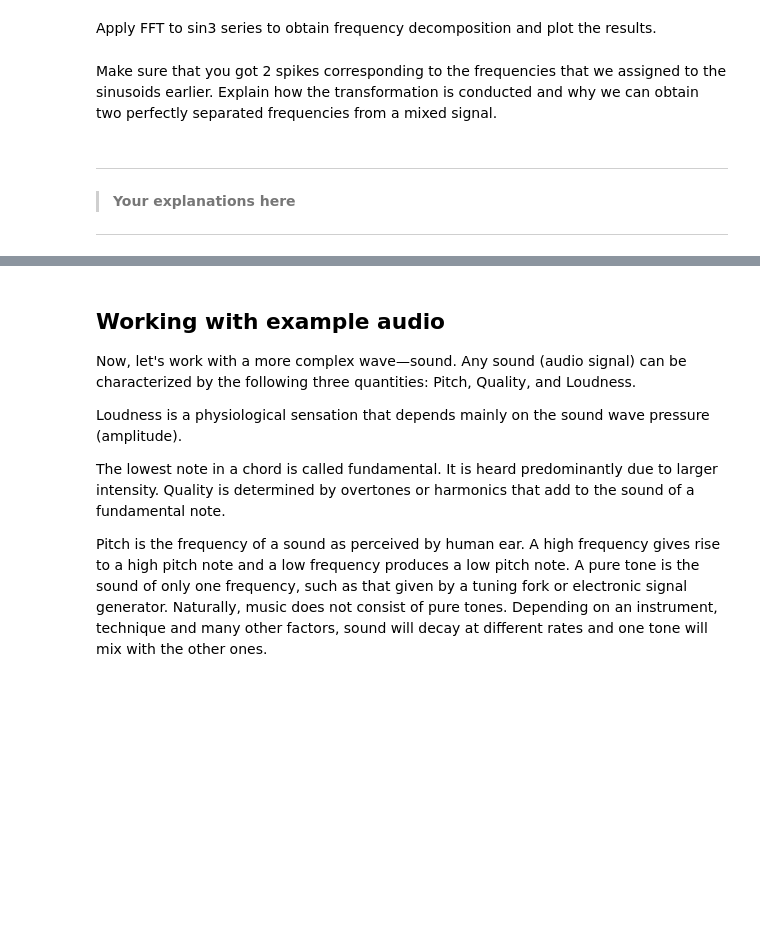
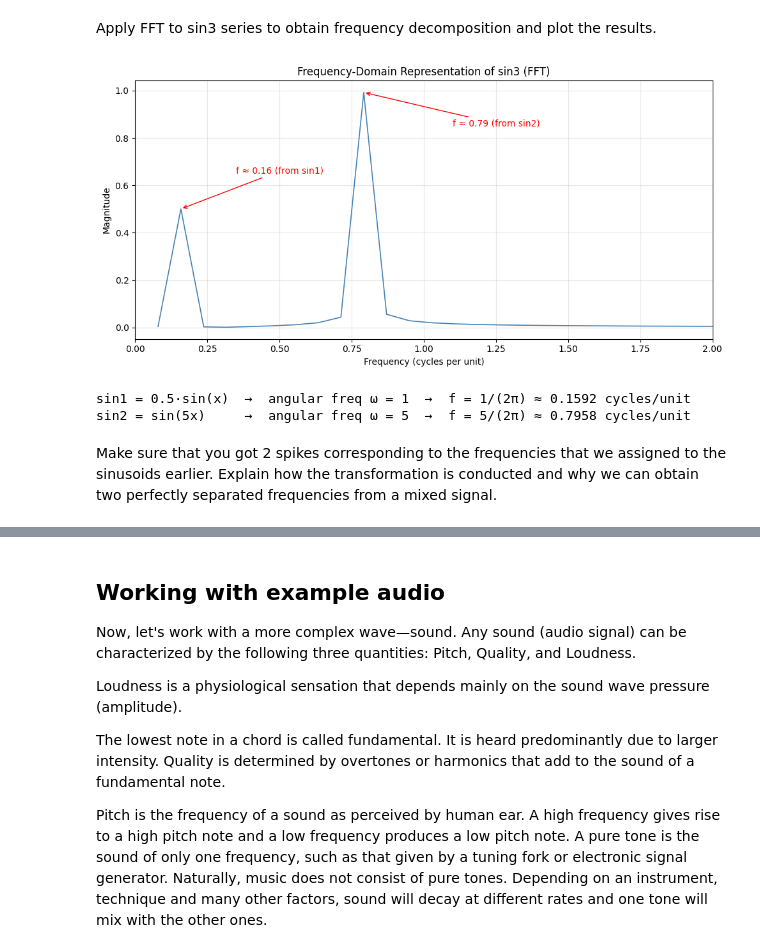
Before and after one commit to MariiaHamanuk/LaLab2, a Jupyter notebook: LA_Lab_2_Template_2025.ipynb, the cells around one changed output, grey strips where cells are left out. Drawn from its saved outputs; the diff is of its cells as text; code cells hidden in the pictures; blank space fills up the shorter version.

```diff
--- a/LA_Lab_2_Template_2025.ipynb
+++ b/LA_Lab_2_Template_2025.ipynb
@@ -47,7 +46,51 @@ Apply FFT to sin3 series to obtain frequency decomposition and plot the results.
+# %%
+# Compute FFT of sin3
+N = len(x)
+dx = x[1] - x[0]  # sample spacing in the x-domain
+
+yf = fft(sin3)
+xf = fftfreq(N, dx)
+
+# Keep only positive frequencies (spectrum is symmetric for real signals)
+pos_mask = xf > 0
+freqs = xf[pos_mask]
+magnitudes = 2.0 / N * np.abs(yf[pos_mask])
+
+# Plot frequency-domain representation
+plt.figure(figsize=(10, 5))
+plt.plot(freqs, magnitudes, color='steelblue', linewidth=1.2)
+plt.title('Frequency-Domain Representation of sin3 (FFT)')
+plt.xlabel('Frequency (cycles per unit)')
+plt.ylabel('Magnitude')
+plt.xlim(0, 2)
+plt.grid(True, alpha=0.3)
+
+# Find the two actual peaks
+from scipy.signal import find_peaks
+peak_indices, _ = find_peaks(magnitudes, height=0.1)
+# Sort by frequency so peak1 is the lower freq (sin1) and peak2 is higher (sin2)
+peak_indices = sorted(peak_indices, key=lambda i: freqs[i])
+
+# Annotate the two peaks
+plt.annotate(f'f ≈ {freqs[peak_indices[0]]:.2f} (from sin1)',
+             xy=(freqs[peak_indices[0]], magnitudes[peak_indices[0]]),
+             xytext=(0.35, 0.65),
+             arrowprops=dict(arrowstyle='->', color='red'),
+             fontsize=10, color='red')
+plt.annotate(f'f ≈ {freqs[peak_indices[1]]:.2f} (from sin2)',
+             xy=(freqs[peak_indices[1]], magnitudes[peak_indices[1]]),
+             xytext=(1.1, 0.85),
+             arrowprops=dict(arrowstyle='->', color='red'),
+             fontsize=10, color='red')
+
+plt.tight_layout()
+plt.show()
+
+print(f'sin1 = 0.5·sin(x)  →  angular freq ω = 1  →  f = 1/(2π) ≈ {1/(2*np.pi):.4f} cycles/unit')
+print(f'sin2 = sin(5x)     →  angular freq ω = 5  →  f = 5/(2π) ≈ {5/(2*np.pi):.4f} cycles/unit')
+# %% [output]
+[figure, added]
+sin1 = 0.5·sin(x)  →  angular freq ω = 1  →  f = 1/(2π) ≈ 0.1592 cycles/unit
+sin2 = sin(5x)     →  angular freq ω = 5  →  f = 5/(2π) ≈ 0.7958 cycles/unit
 # %% [markdown]
 Make sure that you got 2 spikes corresponding to the frequencies that we assigned to the sinusoids earlier. Explain how the transformation is conducted and why we can obtain two perfectly separated frequencies from a mixed signal.
-# %% [markdown]
----
->**Your explanations here**
-
----
```
Also changed, not shown: parts of 13 cells of this notebook.
